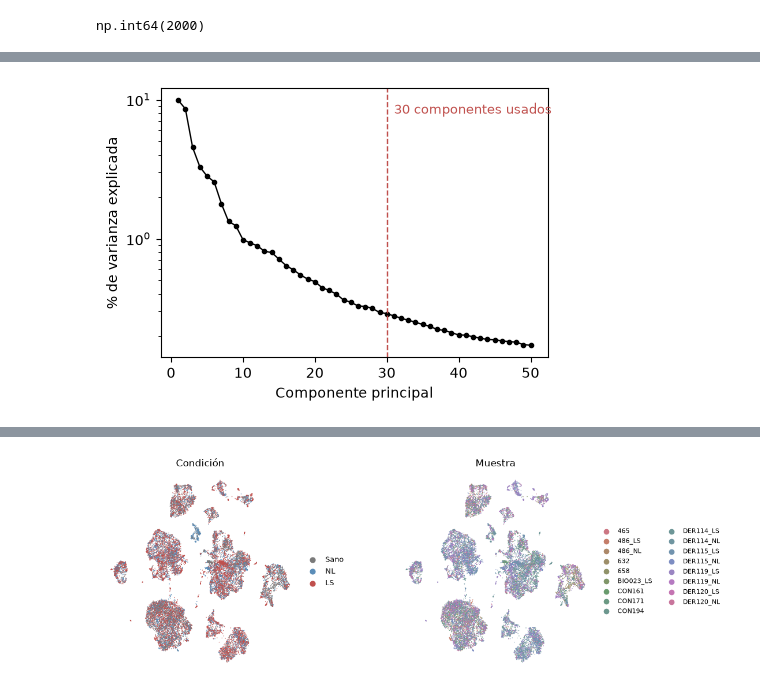
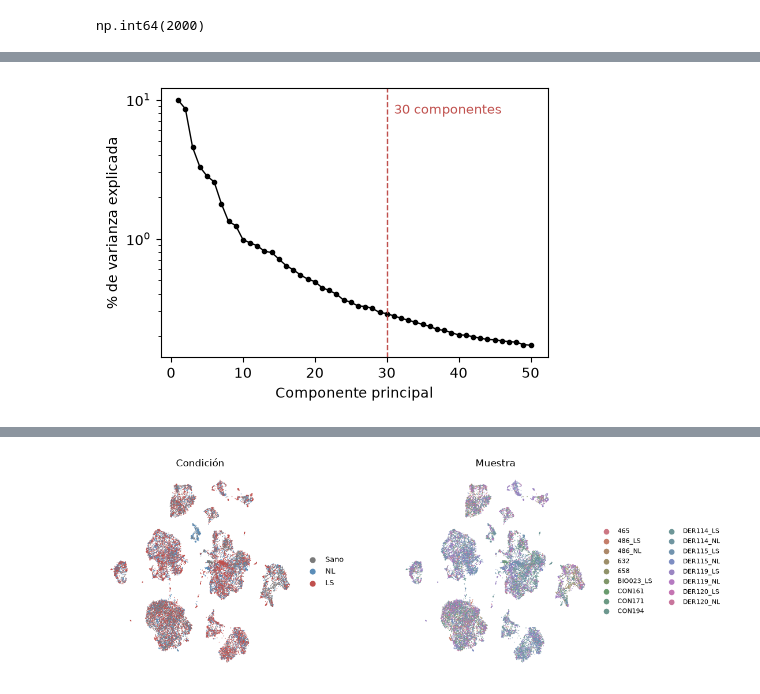
Before and after one commit to leomorgzzz/vitiligo-linfocitos-t, a Jupyter notebook: notebooks/03_tipos_celulares.ipynb, the cells around one changed output, grey strips where cells are left out. Cells and saved outputs as stored; diff of their text form; code cells hidden in the pictures.

```diff
--- a/notebooks/03_tipos_celulares.ipynb
+++ b/notebooks/03_tipos_celulares.ipynb
@@ -78,14 +92,14 @@ np.int64(2000)
 # %%
 sc.pp.pca(adata, n_comps=50, mask_var="highly_variable")
 
 var_pct = adata.uns["pca"]["variance_ratio"] * 100
 fig, ax = plt.subplots(figsize=(5, 3.5))
 ax.plot(range(1, len(var_pct) + 1), var_pct, "o-", color="black", ms=3, lw=1)
 ax.axvline(30, color="#c0504d", ls="--", lw=1)
-ax.text(31, var_pct.max() * 0.8, "30 componentes usados", color="#c0504d", fontsize=9)
+ax.text(31, var_pct.max() * 0.8, "30 componentes", color="#c0504d", fontsize=9)
 ax.set_yscale("log")
 ax.set_xlabel("Componente principal")
 ax.set_ylabel("% de varianza explicada")
 fig.savefig(DIR_FIGURAS / "pca_varianza.png", dpi=300, bbox_inches="tight")
 # %% [output]
-[figure, old version]
+[figure, new version]
```
Also changed, not shown: parts of 9 cells of this notebook, 9 other files.
